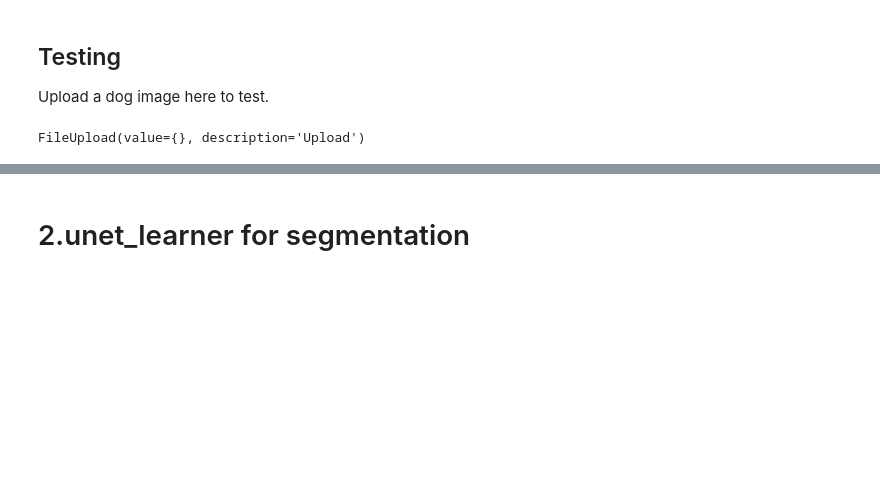
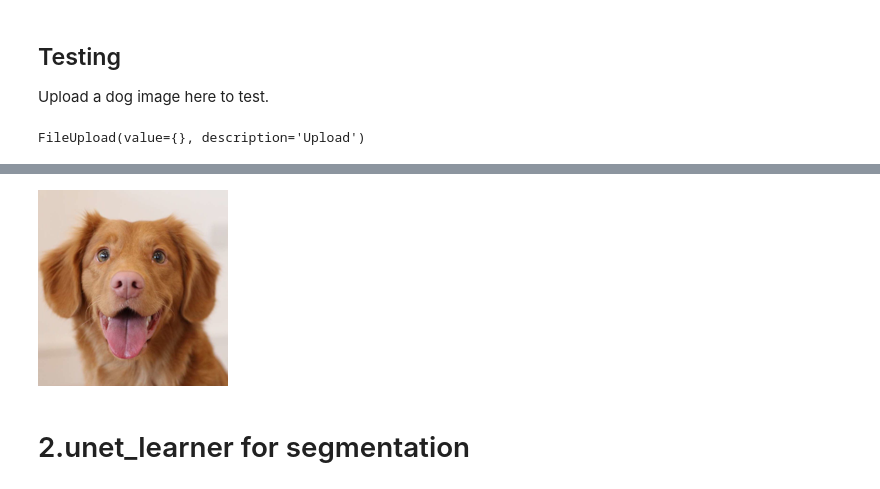
Before and after one commit to s-c-soma/Deeplearning-CMPE-258, a Jupyter notebook: Assignment_1/Assignment_1_ Part_1/Assignment1_part1_fastai.ipynb, the cells around one changed output, grey strips where cells are left out. Saved outputs shown, nothing was run; the diff lists cells and outputs as text; code cells hidden in the pictures; blank space fills up the shorter version.

```diff
--- a/Assignment_1/Assignment_1_ Part_1/Assignment1_part1_fastai.ipynb
+++ b/Assignment_1/Assignment_1_ Part_1/Assignment1_part1_fastai.ipynb
@@ -103,3 +103,9 @@ Probability it's a dog: 0.999774
+# %%
+### Showing the actual dog sample picture uploaded for prediction
+img = PILImage.create(uploader.data[0])
+img.to_thumb(196)
+# %% [output]
+[figure, added]
 # %% [markdown]
 # 2.unet_learner for segmentation
 # %% [markdown]
```
Also changed, not shown: parts of 12 cells of this notebook.
